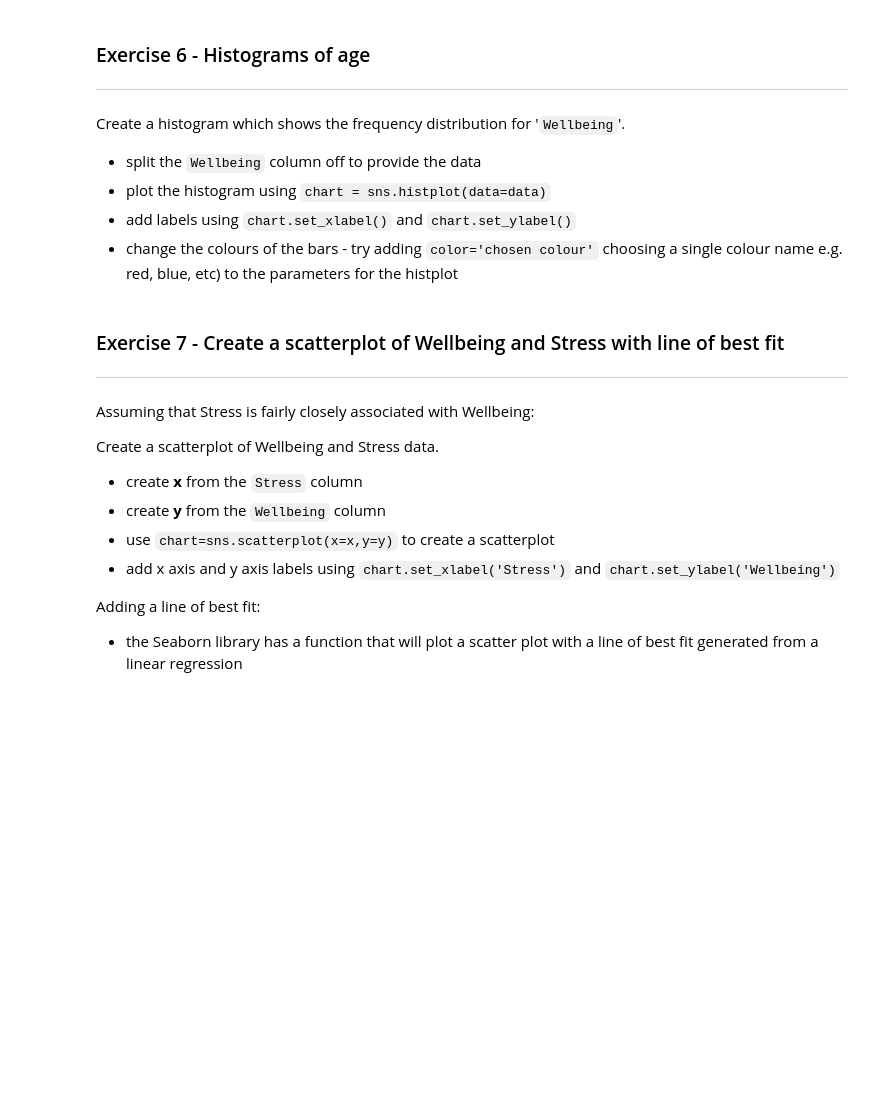
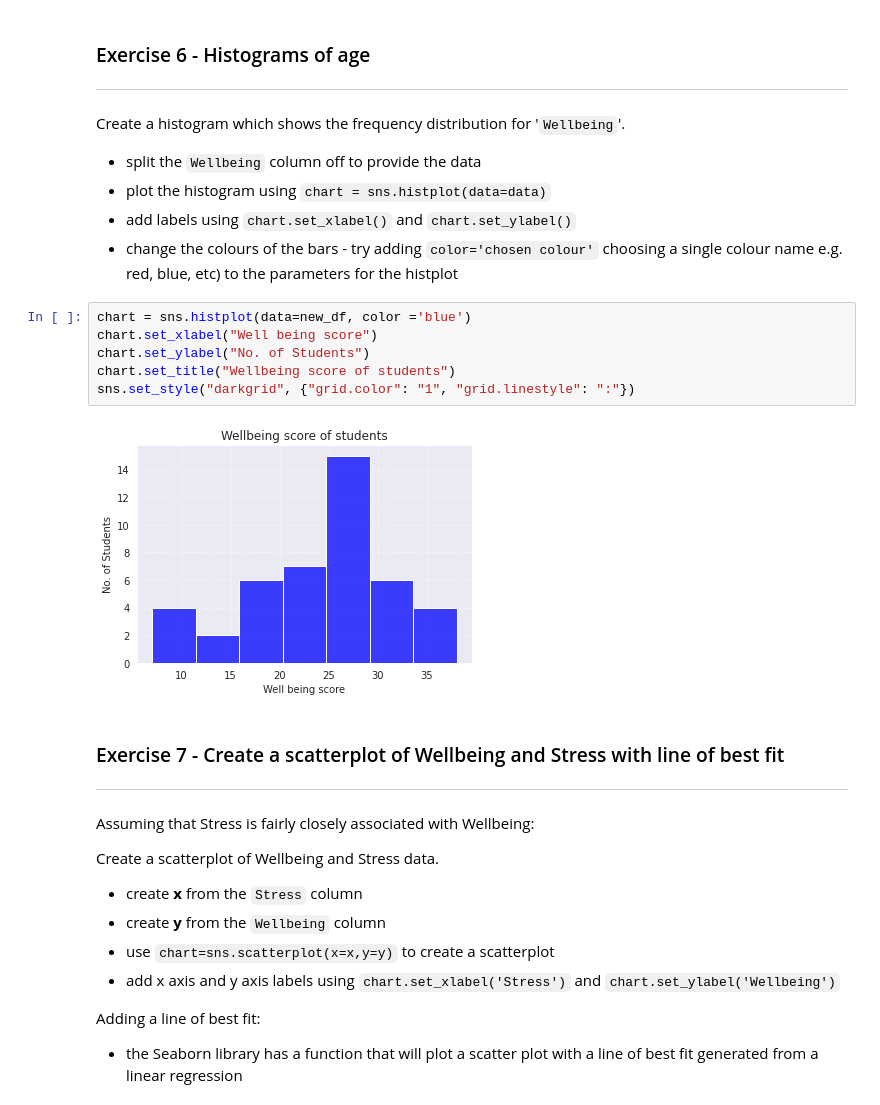
Before and after one commit to JaySanthanam/Programming-for-data, a Jupyter notebook: Worksheets/7_2_Visualisation_with_Seaborn.ipynb, the cells around one changed output. Cells and saved outputs as stored; diff of their text form; blank space fills up the shorter version.

```diff
--- a/Worksheets/7_2_Visualisation_with_Seaborn.ipynb
+++ b/Worksheets/7_2_Visualisation_with_Seaborn.ipynb
@@ -211,6 +249,14 @@ Create a histogram which shows the frequency distribution for '`Wellbeing`'.
 * plot the histogram using `chart = sns.histplot(data=data)`
 * add labels using `chart.set_xlabel()` and `chart.set_ylabel()`
 * change the colours of the bars - try adding `color='chosen colour'` choosing a single colour name e.g. red, blue, etc) to the parameters for the histplot
+# %%
+chart = sns.histplot(data=new_df, color ='blue')
+chart.set_xlabel("Well being score")
+chart.set_ylabel("No. of Students")
+chart.set_title("Wellbeing score of students")
+sns.set_style("darkgrid", {"grid.color": "1", "grid.linestyle": ":"})
+# %% [output]
+[figure, added]
 # %% [markdown]
 ### Exercise 7 - Create a scatterplot of Wellbeing and Stress with line of best fit
 ---
```
Also changed, not shown: parts of 6 cells of this notebook.
